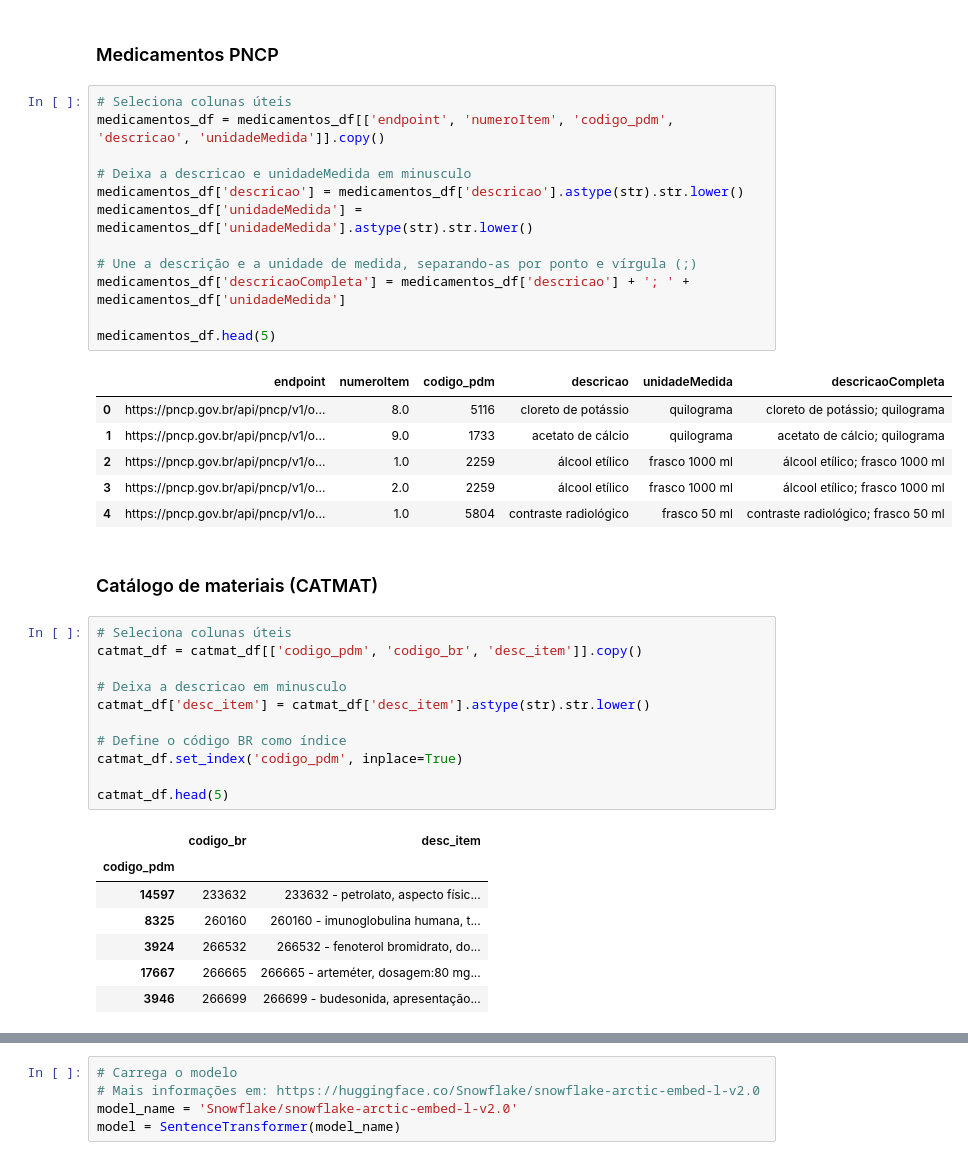
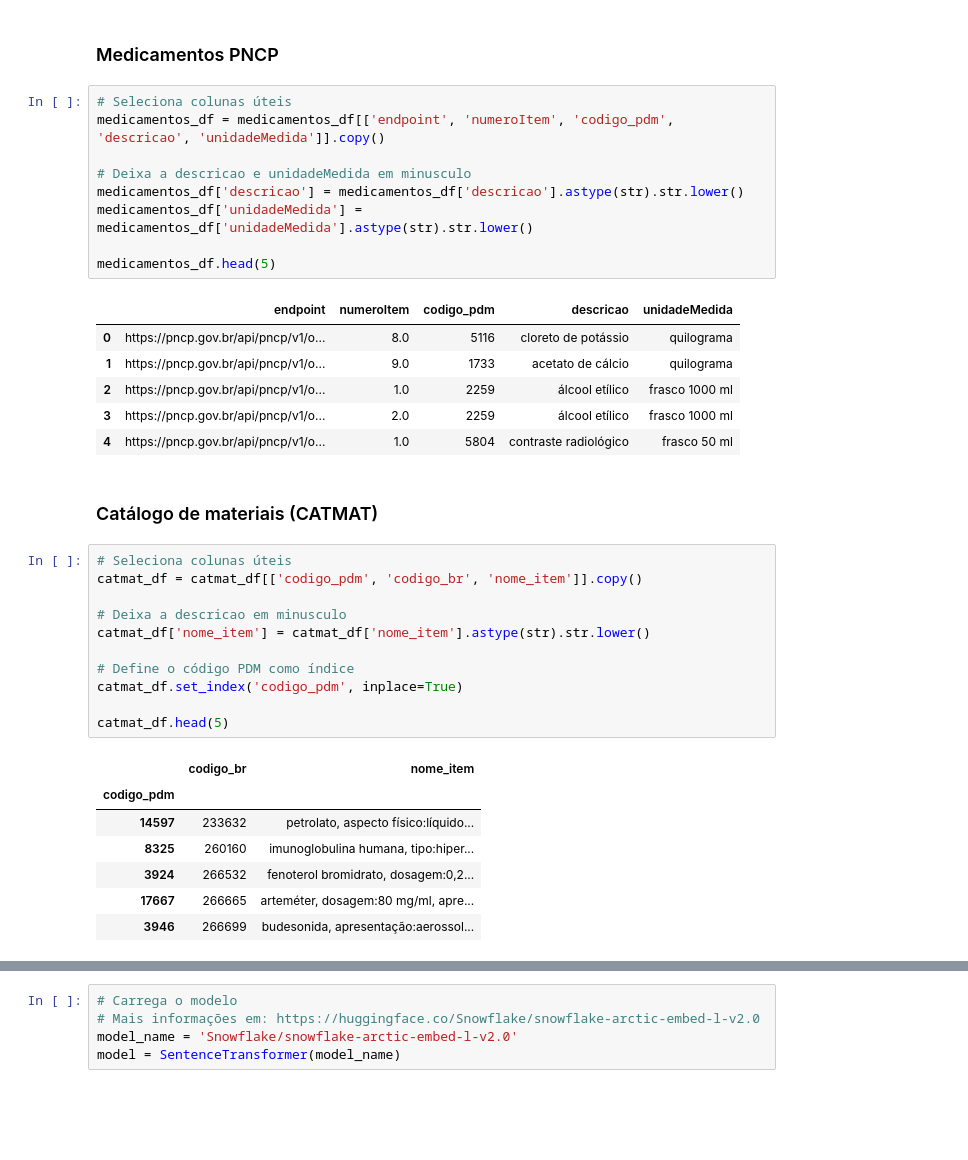
Before and after one commit to Transparencia-Brasil/cesta-de-precos-pncp, a Jupyter notebook: tasks/experimento-LLM/src/identifica-medicamentos.ipynb, the cells around one changed output, grey strips where cells are left out. Cells and saved outputs as stored; diff of their text form; blank space fills up the shorter version.

```diff
--- a/tasks/experimento-LLM/src/identifica-medicamentos.ipynb
+++ b/tasks/experimento-LLM/src/identifica-medicamentos.ipynb
@@ -68,42 +73,39 @@ catmat_df.head(3)
 # %%
 # Seleciona colunas úteis
 medicamentos_df = medicamentos_df[['endpoint', 'numeroItem', 'codigo_pdm', 'descricao', 'unidadeMedida']].copy()
 
 # Deixa a descricao e unidadeMedida em minusculo
 medicamentos_df['descricao'] = medicamentos_df['descricao'].astype(str).str.lower()
 medicamentos_df['unidadeMedida'] = medicamentos_df['unidadeMedida'].astype(str).str.lower()
 
-# Une a descrição e a unidade de medida, separando-as por ponto e vírgula (;)
-medicamentos_df['descricaoCompleta'] = medicamentos_df['descricao'] + '; ' + medicamentos_df['unidadeMedida']
-
 medicamentos_df.head(5)
 # %% [output]
-|  | endpoint | numeroItem | codigo_pdm | descricao | unidadeMedida | descricaoCompleta |
-| 0 | https://pncp.gov.br/api/pncp/v1/o... | 8.0 | 5116 | cloreto de potássio | quilograma | cloreto de potássio; quilograma |
-| 1 | https://pncp.gov.br/api/pncp/v1/o... | 9.0 | 1733 | acetato de cálcio | quilograma | acetato de cálcio; quilograma |
-| 2 | https://pncp.gov.br/api/pncp/v1/o... | 1.0 | 2259 | álcool etílico | frasco 1000 ml | álcool etílico; frasco 1000 ml |
-| 3 | https://pncp.gov.br/api/pncp/v1/o... | 2.0 | 2259 | álcool etílico | frasco 1000 ml | álcool etílico; frasco 1000 ml |
-| 4 | https://pncp.gov.br/api/pncp/v1/o... | 1.0 | 5804 | contraste radiológico | frasco 50 ml | contraste radiológico; frasco 50 ml |
+|  | endpoint | numeroItem | codigo_pdm | descricao | unidadeMedida |
+| 0 | https://pncp.gov.br/api/pncp/v1/o... | 8.0 | 5116 | cloreto de potássio | quilograma |
+| 1 | https://pncp.gov.br/api/pncp/v1/o... | 9.0 | 1733 | acetato de cálcio | quilograma |
+| 2 | https://pncp.gov.br/api/pncp/v1/o... | 1.0 | 2259 | álcool etílico | frasco 1000 ml |
+| 3 | https://pncp.gov.br/api/pncp/v1/o... | 2.0 | 2259 | álcool etílico | frasco 1000 ml |
+| 4 | https://pncp.gov.br/api/pncp/v1/o... | 1.0 | 5804 | contraste radiológico | frasco 50 ml |
 # %% [markdown]
 ### Catálogo de materiais (CATMAT)
 # %%
 # Seleciona colunas úteis
-catmat_df = catmat_df[['codigo_pdm', 'codigo_br', 'desc_item']].copy()
+catmat_df = catmat_df[['codigo_pdm', 'codigo_br', 'nome_item']].copy()
 
 # Deixa a descricao em minusculo
-catmat_df['desc_item'] = catmat_df['desc_item'].astype(str).str.lower()
+catmat_df['nome_item'] = catmat_df['nome_item'].astype(str).str.lower()
 
-# Define o código BR como índice
+# Define o código PDM como índice
 catmat_df.set_index('codigo_pdm', inplace=True)
 
 catmat_df.head(5)
 # %% [output]
-|  | codigo_br | desc_item |
+|  | codigo_br | nome_item |
 | codigo_pdm |  |  |
-| 14597 | 233632 | 233632 - petrolato, aspecto físic... |
-| 8325 | 260160 | 260160 - imunoglobulina humana, t... |
-| 3924 | 266532 | 266532 - fenoterol bromidrato, do... |
-| 17667 | 266665 | 266665 - arteméter, dosagem:80 mg... |
-| 3946 | 266699 | 266699 - budesonida, apresentação... |
+| 14597 | 233632 | petrolato, aspecto físico:líquido... |
+| 8325 | 260160 | imunoglobulina humana, tipo:hiper... |
+| 3924 | 266532 | fenoterol bromidrato, dosagem:0,2... |
+| 17667 | 266665 | arteméter, dosagem:80 mg/ml, apre... |
+| 3946 | 266699 | budesonida, apresentação:aerossol... |
 # %% [markdown]
 # De texto para embeddings
```
Also changed, not shown: parts of 20 cells of this notebook, 3 other files.
